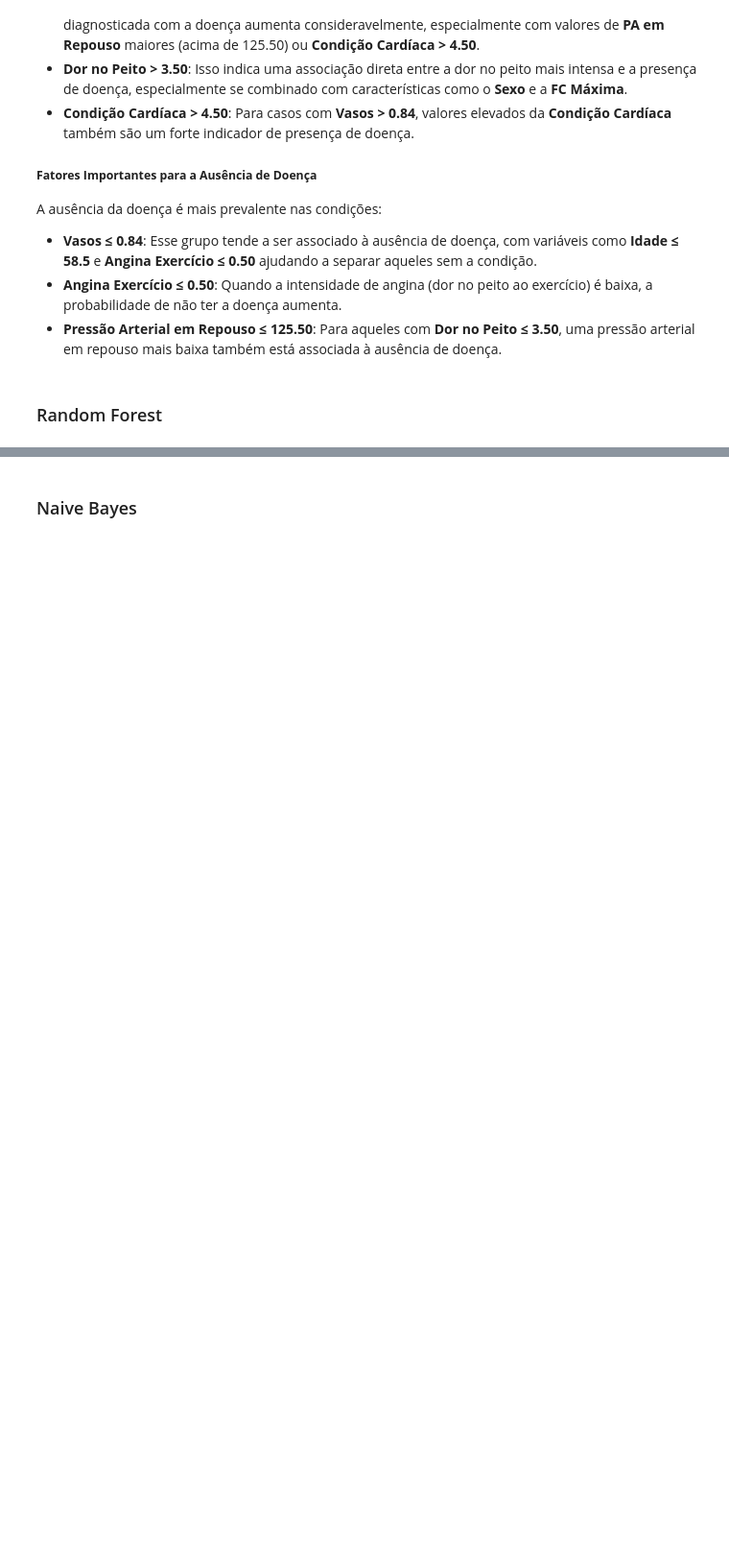
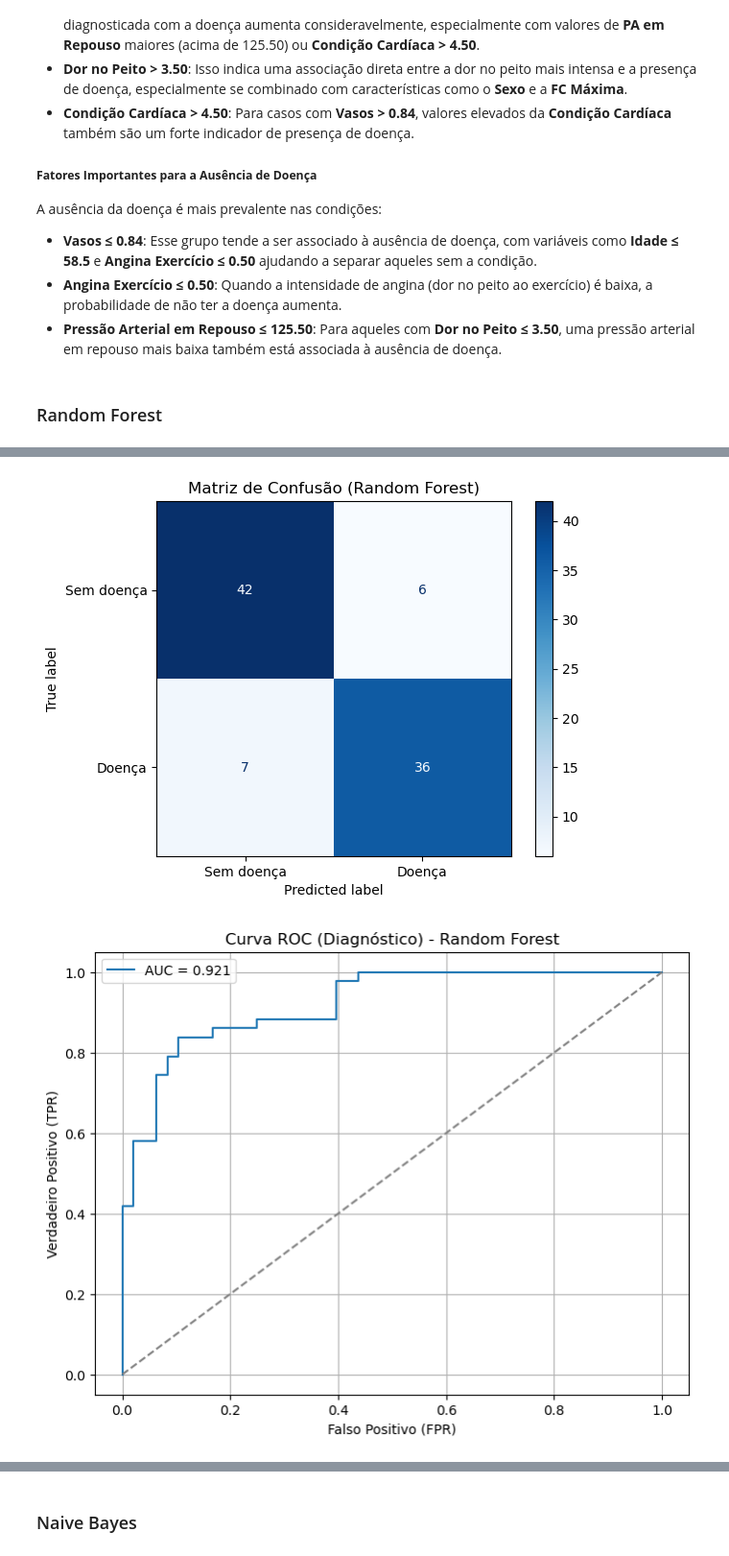
Before and after one commit to neocrz/heart_disease, a Jupyter notebook: note.ipynb, the cells around one changed output, grey strips where cells are left out. Shown at 96% size. Cells and saved outputs as stored; diff of their text form; code cells hidden in the pictures; blank space fills up the shorter version.

Commit message:
updt random forests & Naive Bayes

```diff
--- a/note.ipynb
+++ b/note.ipynb
@@ -579,3 +572,80 @@ A ausência da doença é mais prevalente nas condições:
 - **Pressão Arterial em Repouso ≤ 125.50**: Para aqueles com **Dor no Peito ≤ 3.50**, uma pressão arterial em repouso mais baixa também está associada à ausência de doença.
 # %% [markdown]
 ### Random Forest
+# %%
+from sklearn.ensemble import RandomForestClassifier
+from sklearn.metrics import classification_report, roc_auc_score, roc_curve, confusion_matrix, ConfusionMatrixDisplay
+import matplotlib.pyplot as plt
+import pandas as pd
+
+X_features = pd.concat([X[Xcat_info["Var"]], X[Xnum_info["Var"]]], axis=1)
+y_target = y["num"]
+
+X_train, X_test, y_train, y_test = train_test_split(X_features, y_target, test_size=0.3, random_state=42)
+
+# modelo Random Forest
+random_forest_model = RandomForestClassifier(
+    random_state=42,
+    n_estimators=100,   # número de árvores na floresta
+    max_depth=5,        # profundidade máxima das árvores
+    criterion='gini',   # critério para divisão
+    n_jobs=-1           # todos os núcleos disponíveis para acelerar
+)
+
+# treino
+random_forest_model.fit(X_train, y_train)
+
+# predição
+y_pred_rf = random_forest_model.predict(X_test)
+y_pred_proba_rf = random_forest_model.predict_proba(X_test)[:, 1]  # Probabilidades da classe positiva
+
+# mapeamento de categorias para os valores previstos e reais
+y_pred_rf_series = pd.Series(y_pred_rf, index=y_test.index)
+y_pred_rf_mapped = y_pred_rf_series.map(y_category_map)
+y_test_rf_mapped = y_test.map(y_category_map)
+
+print("Relatório de Classificação (Random Forest):")
+print(classification_report(y_test_rf_mapped, y_pred_rf_mapped, target_names=list(y_category_map.values())))
+
+# AUC-ROC
+auc_roc_rf = roc_auc_score(y_test, y_pred_proba_rf)
+print(f"AUC-ROC (Random Forest): {auc_roc_rf:.3f}")
+
+cm_rf = confusion_matrix(y_test_rf_mapped, y_pred_rf_mapped, labels=list(y_category_map.values()))
+disp_rf = ConfusionMatrixDisplay(confusion_matrix=cm_rf, display_labels=list(y_category_map.values()))
+disp_rf.plot(cmap="Blues")
+plt.title("Matriz de Confusão (Random Forest)")
+plt.show()
+
+# Curva ROC
+fpr_rf, tpr_rf, thresholds_rf = roc_curve(y_test, y_pred_proba_rf)
+plt.figure(figsize=(8, 6))
+plt.plot(fpr_rf, tpr_rf, label=f'AUC = {auc_roc_rf:.3f}')
+plt.plot([0, 1], [0, 1], linestyle='--', color='gray')
+plt.title(f"Curva ROC ({y_info.iloc[0]['Nome']}) - Random Forest")
+plt.xlabel("Falso Positivo (FPR)")
+plt.ylabel("Verdadeiro Positivo (TPR)")
+plt.legend()
+plt.grid(True)
+plt.show()
+
+# importância das variáveis
+feature_importances = pd.DataFrame({
+    'Feature': feature_names,
+    'Importance': random_forest_model.feature_importances_
+}).sort_values(by='Importance', ascending=False)
+
+# variáveis mais importantes
+print("Importância das variáveis na Random Forest:")
+print(feature_importances)
+
+
+plt.figure(figsize=(12, 8))
+plt.barh(feature_importances['Feature'], feature_importances['Importance'], color='skyblue')
+plt.gca().invert_yaxis()
+plt.title("Importância das Variáveis - Random Forest")
+plt.xlabel("Importância")
+plt.ylabel("Variáveis")
+plt.grid(axis='x', linestyle='--', alpha=0.7)
+plt.show()
+# %% [output]
@@ -581,0 +663,2 @@ A ausência da doença é mais prevalente nas condições:
+[figure, added]
+[figure, added]
```
Also changed, not shown: parts of 8 cells of this notebook.
